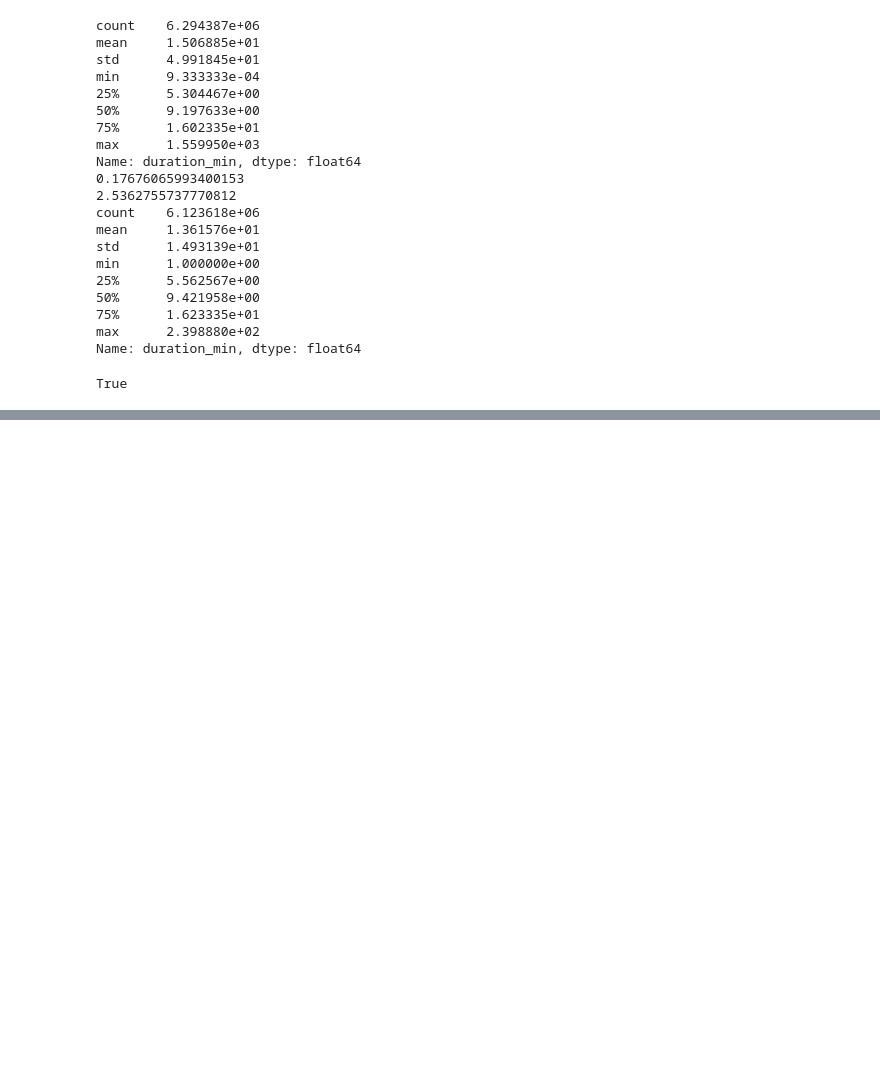
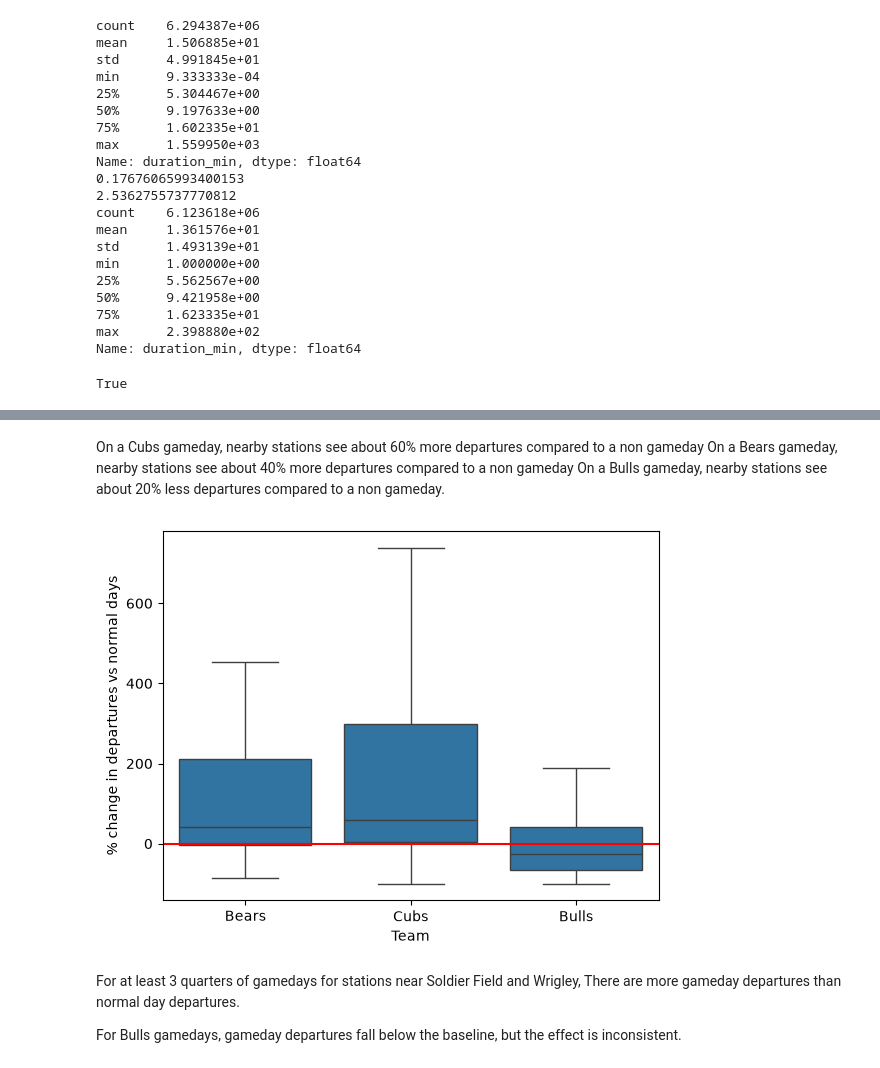
Before and after one commit to yujintatar/stat303-1, a Jupyter notebook: Hallum_proj.ipynb, the cells around one changed output, grey strips where cells are left out. Cells and saved outputs as stored; diff of their text form; code cells hidden in the pictures; blank space fills up the shorter version.

```diff
--- a/Hallum_proj.ipynb
+++ b/Hallum_proj.ipynb
@@ -235,0 +353,15 @@ stations['dist_UC'] = stations.apply(
+# %%
+# Get normal days and define a baseline number of departures by station by month
+normal_days = new_grid[~new_grid['is_event']]
+
+baseline = normal_days.groupby(['start_station_id', 'month']).agg(
+    base_departures = ('departures', 'mean'),
+    n_days = ('date', 'count')
+)
+baseline = baseline.reset_index()
+
+event_days = new_grid[new_grid['is_event']]
+
+# merge the baseline df and the event_day line for analysis
+
+base_vs_event = event_days.merge(baseline, on = ['start_station_id','month'], how = 'left')
@@ -235,0 +422,18 @@ stations['dist_UC'] = stations.apply(
+# %% [markdown]
+On a Cubs gameday, nearby stations see about 60% more departures compared to a non gameday
+On a Bears gameday, nearby stations see about 40% more departures compared to a non gameday
+On a Bulls gameday, nearby stations see about 20% less departures compared to a non gameday.
+# %%
+# plot % change in departures vs normal days by team
+
+sns.boxplot(data = base_vs_event, x = 'team', y = 'pct_lift', showfliers = False)
+plt.ylabel('% change in departures vs normal days')
+plt.xlabel('Team')
+plt.axhline(color = 'red')
+plt.show()
+# %% [output]
+[figure, added]
+# %% [markdown]
+For at least 3 quarters of gamedays for stations near Soldier Field and Wrigley, There are more gameday departures than normal day departures.
+
+For Bulls gamedays, gameday departures fall below the baseline, but the effect is inconsistent.
```
Also changed, not shown: parts of 27 cells of this notebook.
